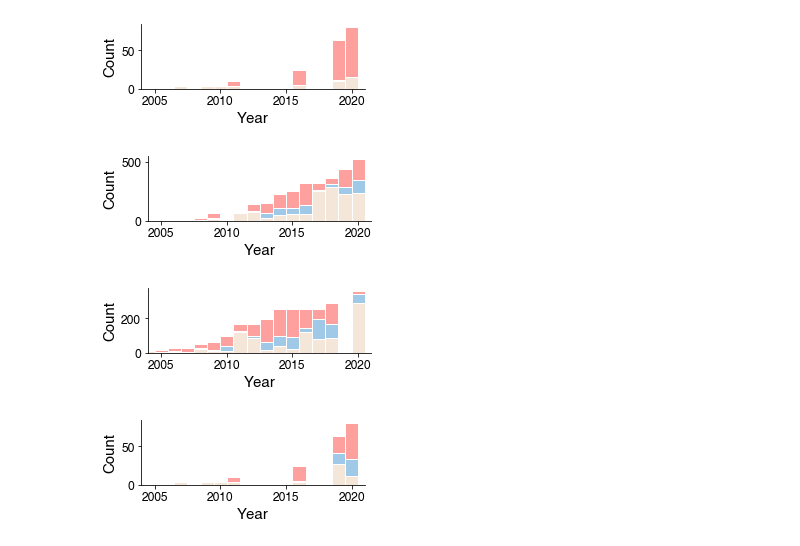
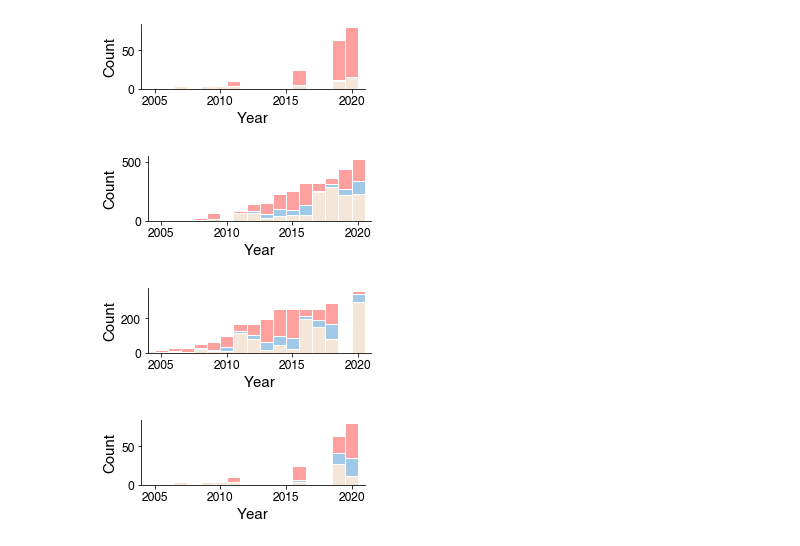
Before and after one commit to Jzjsnow/navi-complexity, a Jupyter notebook: code/gen_figures.ipynb, the cells around one changed output. Cells and saved outputs as stored; diff of their text form; code cells hidden in the pictures.

```diff
--- a/code/gen_figures.ipynb
+++ b/code/gen_figures.ipynb
@@ -1102,7 +1032,7 @@ timelines = [
     ['2004','2007','2009','2010','2011','2016','2019','2020']
 ]
 cities = ['bj', 'sh', 'sz']
-list_k = ['9', '14', '6']
+list_k = ['13', '12', '6']
 for i in range(len(cities)):
     city = cities[i]
     for k in [list_k[i]]:
@@ -1122,7 +1052,7 @@ for i in range(len(cities)):
                 matrix_S_nid_C1_1,
                 matrix_S_nid_C2_1,
                 matrix_S_nid_C3_1] = load_variable(
-                'output/GSI/' +
+                'output/TSI/' +
                 city +
                 '_' +
                 snapshot +
@@ -1143,7 +1073,7 @@ for i in range(len(cities)):
                 matrix_S_nid_C3,
                 matrix_Ktot_st_C3_sub,
             ] = load_variable(
-                'output/LSI/ksp_' +
+                'output/ESI/ksp_' +
                 str(k) +
                 '_' +
                 city +
@@ -1260,7 +1190,7 @@ plt.xlabel('Year', fontdict={"fontsize": 15})
 
 plt.subplot(1, 2, 2)
 cities = ['bj', 'sh', 'sz']
-list_k = ['9', '14', '6']
+list_k = ['13', '12', '6']
 for i in range(len(cities)):
     city = cities[i]
 
@@ -1471,7 +1415,7 @@ pd_S_all = avg_S2.groupby(by=['C',
 pd_S_C2 = pd_S_all[pd_S_all['C'] == 'all'].copy()
 
 cities = ['bj', 'sh', 'sz']
-list_k = ['9', '14', '6']
+list_k = ['13', '12', '6']
 for i in range(len(cities)):
     city = cities[i]
 
@@ -1543,7 +1487,7 @@ timelines = [
     ['2004','2007','2009','2010','2011','2016','2019','2020']
 ]
 cities = ['bj', 'sh', 'sz']
-list_k = ['9', '14', '6']
+list_k = ['13', '12', '6']
 
 for i in range(len(cities)):
     city = cities[i]
@@ -1564,7 +1508,7 @@ for i in range(len(cities)):
          matrix_S_nid,
          matrix_S_nid_C1,
          matrix_S_nid_C2,
-         matrix_S_nid_C3] = load_variable('output/GSI/' + city + '_' + snapshot + '.pkl')
+         matrix_S_nid_C3] = load_variable('output/TSI/' + city + '_' + snapshot + '.pkl')
 
         tmp_Sst = pd.concat([pd.DataFrame({
             's': [i + 1 for i in range(len(matrix_S_nid)) for j in range(len(matrix_S_nid[i]))],
@@ -1603,7 +1547,7 @@ for i in range(len(cities)):
                 matrix_S_nid_C3,
                 matrix_Ktot_st_C3_sub,
             ] = load_variable(
-                'output/LSI/ksp_' +
+                'output/ESI/ksp_' +
                 str(k) +
                 '_' +
                 city +
@@ -1688,7 +1632,7 @@ timelines = [
     ['2004','2007','2009','2010','2011','2016','2019','2020']
 ]
 cities = ['bj', 'sh', 'sz']
-list_k = ['9', '14', '6']
+list_k = ['13', '12', '6']
 
 # i=2
 for i in range(len(cities)):
@@ -1710,7 +1654,7 @@ for i in range(len(cities)):
          matrix_S_nid,
          matrix_S_nid_C1,
          matrix_S_nid_C2,
-         matrix_S_nid_C3] = load_variable('output/GSI/' + city + '_' + snapshot + '.pkl')
+         matrix_S_nid_C3] = load_variable('output/TSI/' + city + '_' + snapshot + '.pkl')
 
         tmp_Sst = pd.concat([pd.DataFrame({
             's': [i + 1 for i in range(len(matrix_S_nid)) for j in range(len(matrix_S_nid[i]))],
@@ -1749,7 +1693,7 @@ for i in range(len(cities)):
                 matrix_S_nid_C3,
                 matrix_Ktot_st_C3_sub,
             ] = load_variable(
-                'output/LSI/ksp_' +
+                'output/ESI/ksp_' +
                 str(k) +
                 '_' +
                 city +
@@ -1801,32 +1745,32 @@ for i in range(len(cities)):
         pd_diff = p1[(p1['k'] == str(k)) & (p1['C'] == 'all') & (p1['snapshot_f_y'] < year) & (p1['snapshot_f_x'] == year)]        .merge(p1[(p1['k'] == str(
             k)) & (p1['C'] == 'all') & (p1['snapshot_f_y'] < year) & (p1['snapshot_f_x'] == last_year)], on=['s', 't', 'C', 'k', 'st', 'snapshot_f_y'])
         pd_diff['S_diff'] = pd_diff['S_x'] - pd_diff['S_y']
         pd_diff.loc[pd_diff['S_diff'] < 0, 'diff'] = '-1'
         pd_diff.loc[pd_diff['S_diff'] == 0, 'diff'] = '0'
         pd_diff.loc[pd_diff['S_diff'] > 0, 'diff'] = '1'
         hh = sns.histplot(
             data=pd_diff, x="snapshot_f_x_x", hue="diff", multiple="stack", hue_order=[
                 '1', '-1', '0'], palette=[
                 color(
                     (254, 129, 125)), color(
                     (129, 184, 223)), color(
                         (241, 224, 206))], edgecolor='white')
     ax = plt.gca()
     ax.get_legend().remove()
 
     ax.spines['right'].set_visible(False)
     ax.spines['top'].set_visible(False)
     plt.xlim(2004, 2021)
 
     label_vals = ax.get_xticks()
 
     plt.tick_params(labelsize=12)
     plt.xlabel('Year', fontdict={"family": "Helvetica", "fontsize": 15})
     plt.ylabel('Count', fontdict={"family": "Helvetica", "fontsize": 15})
     # plt.savefig('pic_timeline_sh/deltaS_1_'+str(k)+'_0.svg',format = "svg",dpi=600,transparent = True,bbox_inches = 'tight')
     # plt.savefig('pic_timeline_sh/deltaS_1_'+str(k)+'_0.png',format = "png",dpi=60,transparent = True,bbox_inches = 'tight')
     # # plt.savefig('pic_timeline/deltaS_1_'+str(k)+'.eps',dpi=600,transparent = True,bbox_inches = 'tight')
 # %% [output]
 [figure]
-[figure, old version]
+[figure, new version]
 [figure]
```
Also changed, not shown: parts of 18 cells of this notebook.
